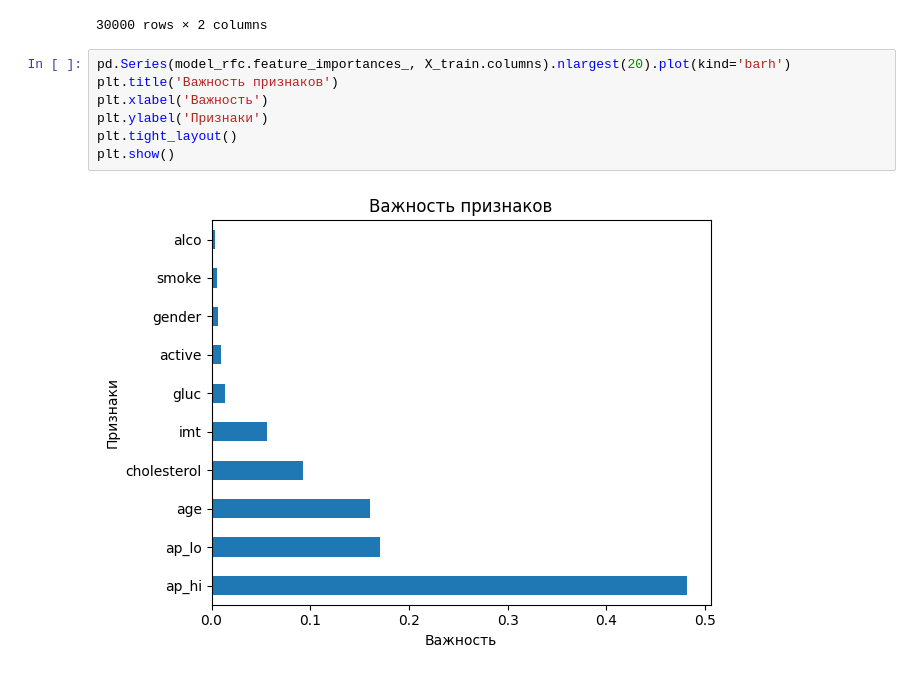
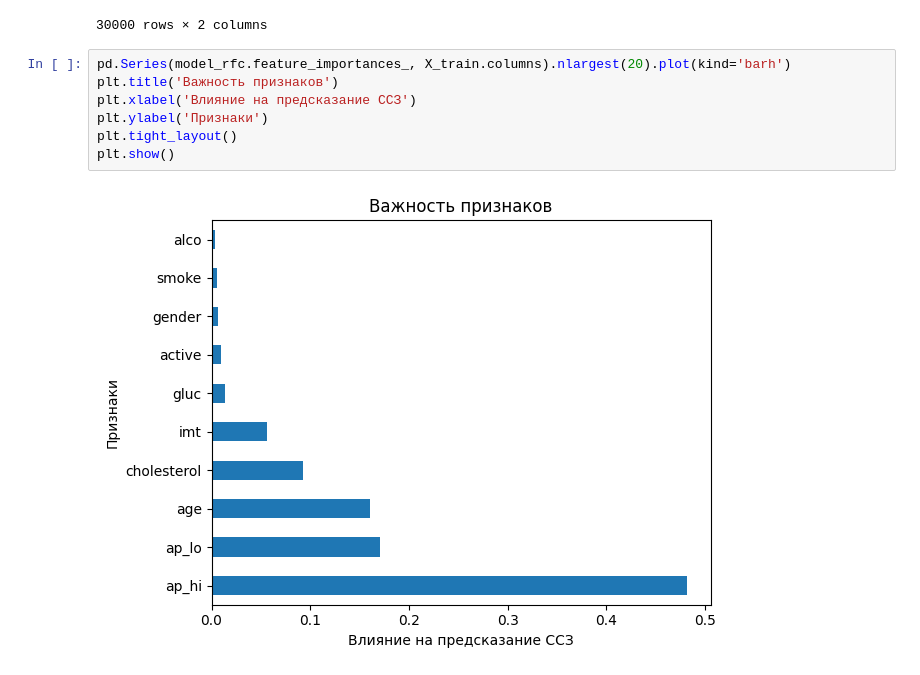
Before and after one commit to vadimprimakov/Heart_diseases_prediction, a Jupyter notebook: heart_diseases_prediction_final.ipynb, the cells around one changed output. Drawn from its saved outputs; the diff is of its cells as text.

```diff
--- a/heart_diseases_prediction_final.ipynb
+++ b/heart_diseases_prediction_final.ipynb
@@ -273,9 +273,9 @@ res
 # %%
 pd.Series(model_rfс.feature_importances_, X_train.columns).nlargest(20).plot(kind='barh')
 plt.title('Важность признаков')
-plt.xlabel('Важность')
+plt.xlabel('Влияние на предсказание ССЗ')
 plt.ylabel('Признаки')
 plt.tight_layout()
 plt.show()
 # %% [output]
-[figure, old version]
+[figure, new version]
```
Also changed, not shown: 4 other files.
